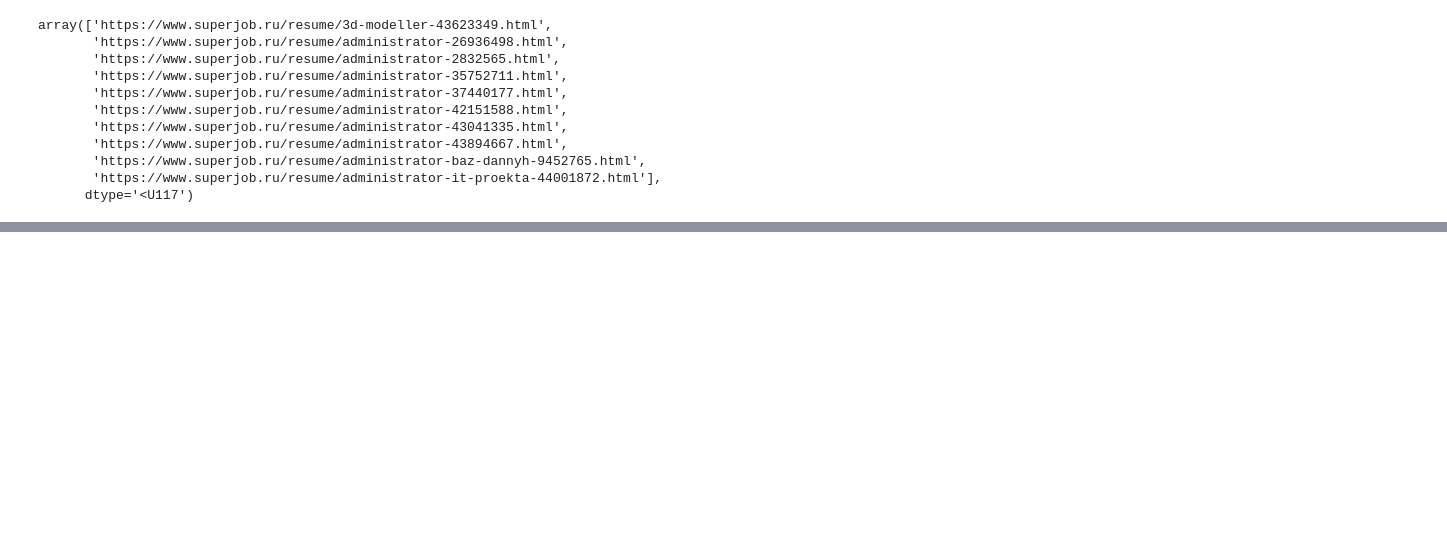
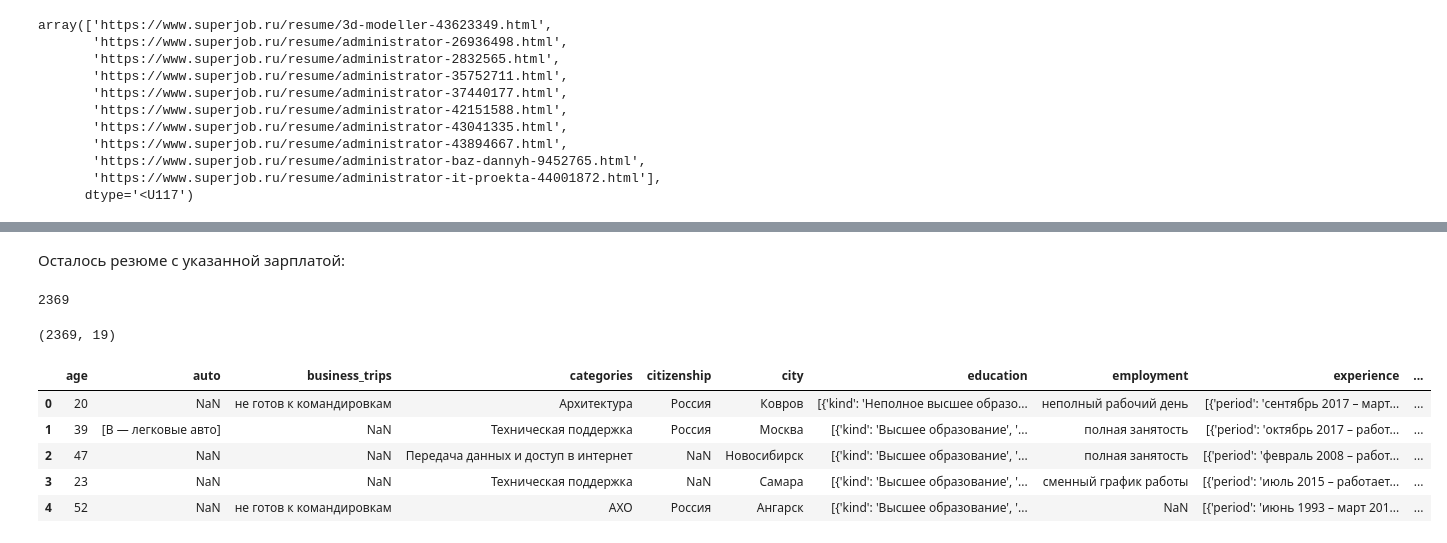
Before and after one commit to irtery/superjob-salary-prediction, a Jupyter notebook: collect_resume.ipynb, the cells around one changed output, grey strips where cells are left out. Saved outputs shown, nothing was run; the diff lists cells and outputs as text; code cells hidden in the pictures; blank space fills up the shorter version.

```diff
--- a/collect_resume.ipynb
+++ b/collect_resume.ipynb
@@ -16,7 +16,7 @@ search_url = main_url + "/resume/search_resume.html"
 resume_urls = np.array([])
 all_dublicates_count = 0
 i = 1
-while all_dublicates_count < 20:
+while all_dublicates_count < 30:
     url_params = {
         'c[0]': '1', # это геолокация == Россия
         'keywords[0][keys]': 'IT',
@@ -80,0 +106,32 @@ array(['https://www.superjob.ru/resume/3d-modeller-43623349.html',
+# %%
+def get_bio_info(soup):
+    result = {}
+    main_info = list(soup.children)[1]
+    photo = main_info.find('div', class_='jGStW').find('img')
+    if photo:
+        result['photo_url'] = 'https:' + photo.attrs['src']
+    main_info = main_info.find('div', class_='_2XXYS _2cxK3')
+    main_info = main_info.find_all('div', class_='_2g1F-')
+    age_gender = list(main_info[0].find('span').children)
+    age = age_gender[0].find('span').find('span').text
+    age = re.sub('[\sа-я]', '', age)
+    result['age'] = age
+    gender = age_gender[1].text
+    if 'женщина' in gender:
+        result['gender'] = 'f'
+    elif 'мужчина' in gender:
+        result['gender'] = 'm'
+    if len(age_gender) > 2:
+        result['family'] = re.sub('^, ', '', age_gender[2].text)
+        if len(age_gender) > 3:
+            result['family'] += age_gender[3].text
+    city_moving = list(main_info[1].find('span').children)
+    if len(city_moving) > 0:
+        result['city'] = city_moving[0].text
+        if len(city_moving) > 1:
+            result['metro_or_moving'] = re.sub(', ', '', city_moving[1].text)
+    cit = main_info[2].find('span')
+    if cit:
+        cit = cit.find('span').text
+        result['citizenship'] = re.sub('Гражданство: ', '', cit)
+    return result
@@ -81,6 +323,20 @@ array(['https://www.superjob.ru/resume/3d-modeller-43623349.html',
+# %% [markdown]
+Осталось резюме с указанной зарплатой:
+# %%
+len(result)
+# %% [output]
+2369
 # %%
 # и сохранение
-# df = pd.DataFrame(result)
-# print(df.shape)
-# df.head()
+df = pd.DataFrame(result)
+print(df.shape)
+df.head()
+# %% [output]
+(2369, 19)
+|  | age | auto | business_trips | categories | citizenship | city | education | employment | experience | ... |
+| 0 | 20 | NaN | не готов к командировкам | Архитектура | Россия | Ковров | [{'kind': 'Неполное высшее образо... | неполный рабочий день | [{'period': 'сентябрь 2017 – март... | ... |
+| 1 | 39 | [B — легковые авто] | NaN | Техническая поддержка | Россия | Москва | [{'kind': 'Высшее образование', '... | полная занятость | [{'period': 'октябрь 2017 – работ... | ... |
+| 2 | 47 | NaN | NaN | Передача данных и доступ в интернет | NaN | Новосибирск | [{'kind': 'Высшее образование', '... | полная занятость | [{'period': 'февраль 2008 – работ... | ... |
+| 3 | 23 | NaN | NaN | Техническая поддержка | NaN | Самара | [{'kind': 'Высшее образование', '... | сменный график работы | [{'period': 'июль 2015 – работает... | ... |
+| 4 | 52 | NaN | не готов к командировкам | АХО | Россия | Ангарск | [{'kind': 'Высшее образование', '... | NaN | [{'period': 'июнь 1993 – март 201... | ... |
 # %%
```
Also changed, not shown: parts of 12 cells of this notebook, 1 other file.
